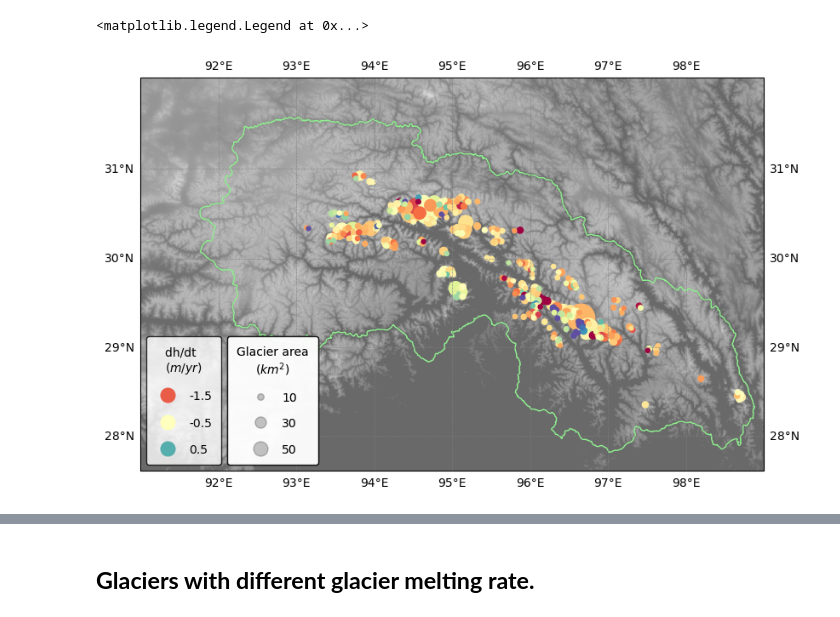
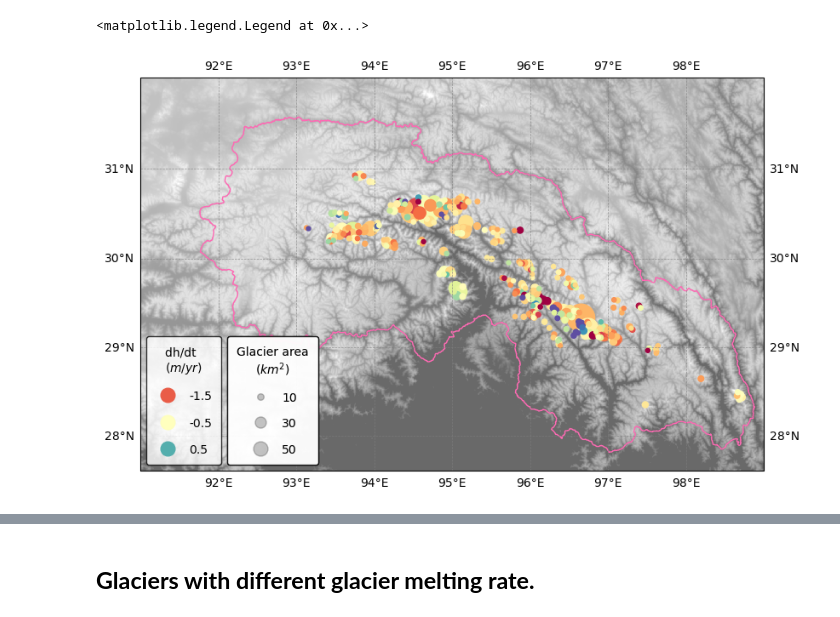
Before and after one commit to xinluo2018/Glacier-in-SETP, a Jupyter notebook: visual/ele_change_analysis_glaciers.ipynb, the cells around one changed output, grey strips where cells are left out. Saved outputs shown, nothing was run; the diff lists cells and outputs as text; code cells hidden in the pictures.

```diff
--- a/visual/ele_change_analysis_glaciers.ipynb
+++ b/visual/ele_change_analysis_glaciers.ipynb
@@ -35,45 +36,45 @@ fig = plt.figure(figsize=(10,6))
 ax = fig.add_subplot(1, 1, 1, projection=ccrs.Mercator(central_longitude=88.5))
 ax.set_extent([91, 99, 27.6, 32])
 ax_dem = ax.imshow(dem, extent=dem_info['geoextent'],
-                                vmin=3500, vmax=7000, cmap=cmap_dem, \
+                                vmin=2500, vmax=6000, cmap=cmap_dem, \
                                 transform=ccrs.PlateCarree(), zorder=0)   ## cmap:PRGn
 
 ## 1. Tibeteau southeast boundary
 shp_fea = cfeature.ShapelyFeature(Reader(path_setp_vec).geometries(), \
-                      crs=ccrs.PlateCarree(), edgecolor='lightgreen', linewidth=1, facecolor='none')
+                      crs=ccrs.PlateCarree(), edgecolor='HotPink', linewidth=1, facecolor='none')
 
 ax.add_feature(shp_fea, zorder=0)
 ax.gridlines(draw_labels=True, linewidth=0.5, alpha=0.8, zorder=1, color='grey', linestyle='--')
 
 size_scale = 3
 scatter = ax.scatter(
     x = result_glaciers_sorted['geometry'].centroid.x,
     y = result_glaciers_sorted['geometry'].centroid.y,
     s = result_glaciers_sorted['gla_area']*size_scale,
     c = result_glaciers_sorted['rate'],
     cmap = 'Spectral',
     # marker='^',
     alpha=1,
     linewidth=1,
     vmin=-2,
     vmax=1,
     transform=ccrs.PlateCarree(),
     )
 
 # produce a legend with the unique colors from the scatter
 handles, labels = scatter.legend_elements(prop="colors", num=[-1.5,-0.5,0.5], fmt="{x:.1f}")
 legend_color = ax.legend(handles, labels, loc="lower left", title="dh/dt \n($m/yr$)",\
                         facecolor='white', edgecolor='black', borderpad=0.8, labelspacing=1.25, markerscale=2)
 
 # produce a legend with a cross-section of sizes from the scatter
 handles_, labels_ = scatter.legend_elements(prop="sizes", \
                             num=[10*size_scale, 30*size_scale, 50*size_scale], alpha=0.2)
 legend_size = ax.legend(handles_, [10, 30, 50], loc="lower left", title="Glacier area\n     (${km^2}$)", \
                             edgecolor='black', borderpad = 0.8, labelspacing=1.2, bbox_to_anchor=(0.13, 0.))
 ax.add_artist(legend_color)
 ax.add_artist(legend_size)
 # %% [output]
 <matplotlib.legend.Legend at 0x...>
-[figure, old version]
+[figure, new version]
 # %%
 result_glaciers['rate'].plot.hist(alpha=0.5, bins=80)
```
Also changed, not shown: parts of 11 cells of this notebook, 9 other files.
